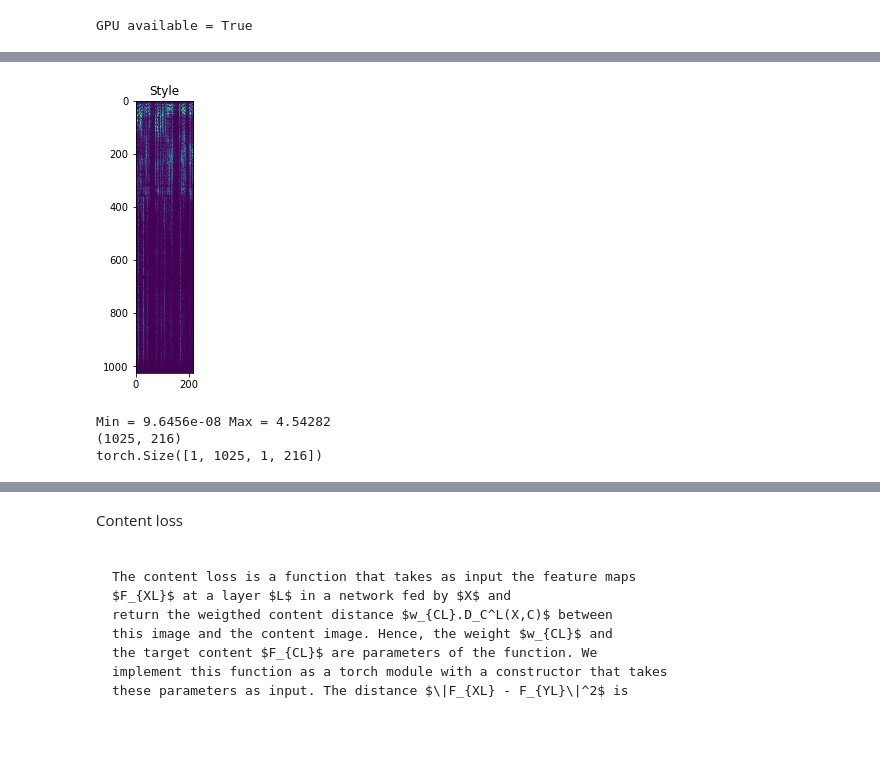
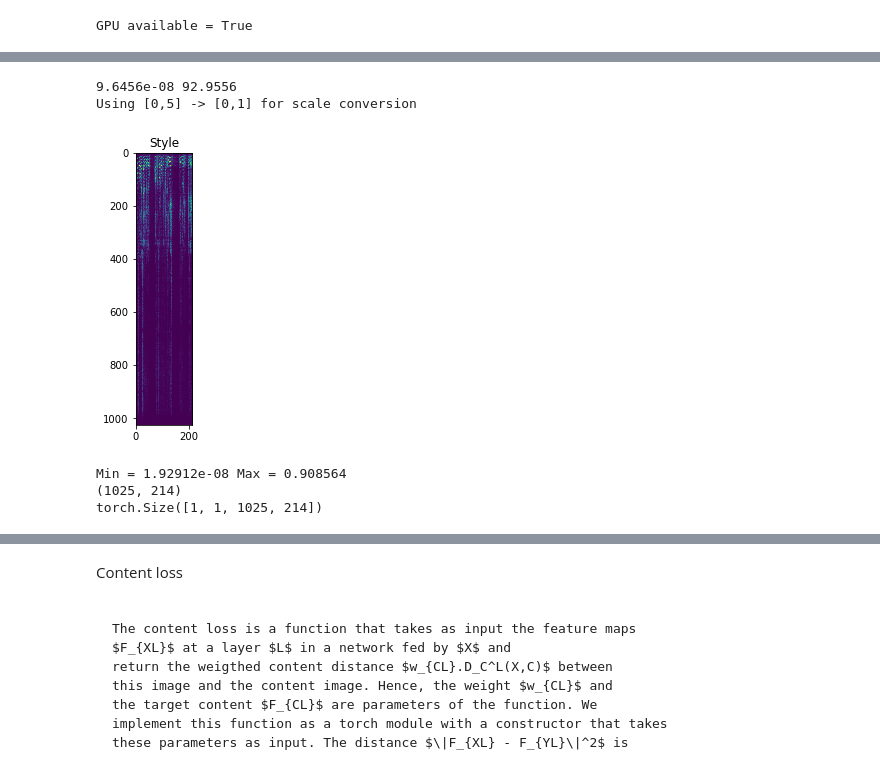
Before and after one commit to muhdhuz/Audio_NeuralStyle, a Jupyter notebook: neural_style_audio.ipynb, the cells around one changed output, grey strips where cells are left out. Saved outputs shown, nothing was run; the diff lists cells and outputs as text; code cells hidden in the pictures; blank space fills up the shorter version.

```diff
--- a/neural_style_audio.ipynb
+++ b/neural_style_audio.ipynb
@@ -37,17 +38,18 @@ GPU available = True
 # %%
 # set filenames
 STYLE_FILENAME = "inputs/gettysburg.mp3" #input filename
-outdir = 'outputs/getty_conv2' #output dir
-runs = 2 # no. of separate outputs (to test consistency), 1 if only want single output
+outdir = 'outputs/getty_vgg' #output dir
+runs = 1 # no. of separate outputs (to test consistency), 1 if only want single output
 
 # architecture
 # either use a custom 1D convolutional random network, or use a pretrained VGG19
-useVGG = False #set True or False
+use01scale = True #set to true if want to scale img to [0,1] prior to training. Recommended if using VGG19
+useVGG = True #set True or False
 
-# if using useVGG==True ignore below, else change settings
-whichChannel = "freq" #Freq=freq bins as channels, time= time bins as channels
+"""if using useVGG==True set whichChannel==2d below, else change settings"""
+whichChannel = "2d" #2d=2d conv, 1d options:freq=freq bins as channels, time= time bins as channels
 N_FILTERS = 2048 #no. of filters in 1st conv layer
-hor_filter = 11 #width of conv filter
+hor_filter = 11 #width of conv filter, for 2d also the height of (square) kernel
 
 
 #OUTPUT_FILENAME = ['outputs/getty_conv1_relu1.wav']'outputs/getty_conv1_relu1.wav'
@@ -62,7 +64,7 @@ K_HOP = 1024
 
 def read_audio_spectum(filename):
     x, fs = librosa.load(filename) #x=audiodata, fs=samplerate
-    R = np.abs(librosa.stft(x, n_fft=N_FFT, hop_length=K_HOP, win_length=N_FFT,  center=True))
+    R = np.abs(librosa.stft(x, n_fft=N_FFT, hop_length=K_HOP, win_length=N_FFT,  center=False))
     return R, fs
 
 def log_scale(img):
@@ -72,6 +74,24 @@ def log_scale(img):
 def inv_log(img):
     img = np.exp(img) - 1.
     return img
+
+def findMinMax(img):
+    return int(math.floor(np.amin(img))),int(math.ceil(np.amax(img)))
+
+def img_scale(img,datasetMin,datasetMax,scaleMin,scaleMax):
+    """scales input numpy array from [datasetMin,datasetMax] -> [scaleMin,scaleMax]"""
+    shift = (scaleMax-scaleMin) / (datasetMax-datasetMin)
+    scaled_values = shift * (img-datasetMin) + scaleMin
+    print("Using [{0},{1}] -> [{2},{3}] for scale conversion".format(datasetMin,datasetMax,scaleMin,scaleMax))
+    return scaled_values
+
+def img_invscale(img,datasetMin,datasetMax,scaleMin,scaleMax):
+    """scales input numpy array from [scaleMin,scaleMax] -> [datasetMin,datasetMax]"""
+    shift = (datasetMax-datasetMin) / (scaleMax-scaleMin)
+    scaled_values = shift * (img-scaleMin) + datasetMin
+    print("Using [{0},{1}] -> [{2},{3}] for scale conversion".format(scaleMin,scaleMax,datasetMin,datasetMax))
+    return scaled_values
+
 
 # use below functions to use librosa db scale, normalized to [0,1]
 # note that this scaling does not work well for style transfer
@@ -92,32 +112,41 @@ def inv_db(img,shift,scale=80):
     return img
 # %%
 R, fs = read_audio_spectum(STYLE_FILENAME)
+print(np.amin(R),np.amax(R))
 a_style = log_scale(R)
+if use01scale == True:
+    a_min,a_max = findMinMax(a_style)
+    a_style = img_scale(a_style,a_min,a_max,0,1)
+
 
 plt.ion()
 plt.figure(figsize=(10, 5))
 plt.title('Style')
 plt.imshow(a_style)
 plt.show()
 print("Min =",np.amin(a_style),"Max =",np.amax(a_style))
 print(a_style.shape)
 
 N_SAMPLES = a_style.shape[1] #time bins
 N_FREQ = a_style.shape[0] #freq bins
 
 a_style = np.ascontiguousarray(a_style[None,None,:,:]) #[batch,channels,freq,samples]
-if whichChannel == "freq":
+if whichChannel == "2d":
+    a_style = torch.from_numpy(a_style) #pytorch:[batch,channels(1),height(freq),width(samples)]
+elif whichChannel == "freq":
     a_style = torch.from_numpy(a_style).permute(0,2,1,3) #pytorch:[batch,channels(freq),height(1),width(samples)]
 elif whichChannel == "time":
     a_style = torch.from_numpy(a_style).permute(0,3,1,2) #pytorch:[batch,channels(samples),height(1),width(freq)]
 
 style_img = Variable(a_style).type(dtype) #convert to pytorch variable
 print(style_img.data.shape) #check shape is correct
 # %% [output]
+9.6456e-08 92.9556
+Using [0,5] -> [0,1] for scale conversion
-[figure, old version]
+[figure, new version]
-Min = 9.6456e-08 Max = 4.54282
-(1025, 216)
-torch.Size([1, 1025, 1, 216])
+Min = 1.92912e-08 Max = 0.908564
+(1025, 214)
+torch.Size([1, 1, 1025, 214])
 # %%
 def imshow(tensor, channels=1, title=None):
     """ transforms pytorch tensor to numpy array and plots it out """
```
Also changed, not shown: parts of 10 cells of this notebook.
